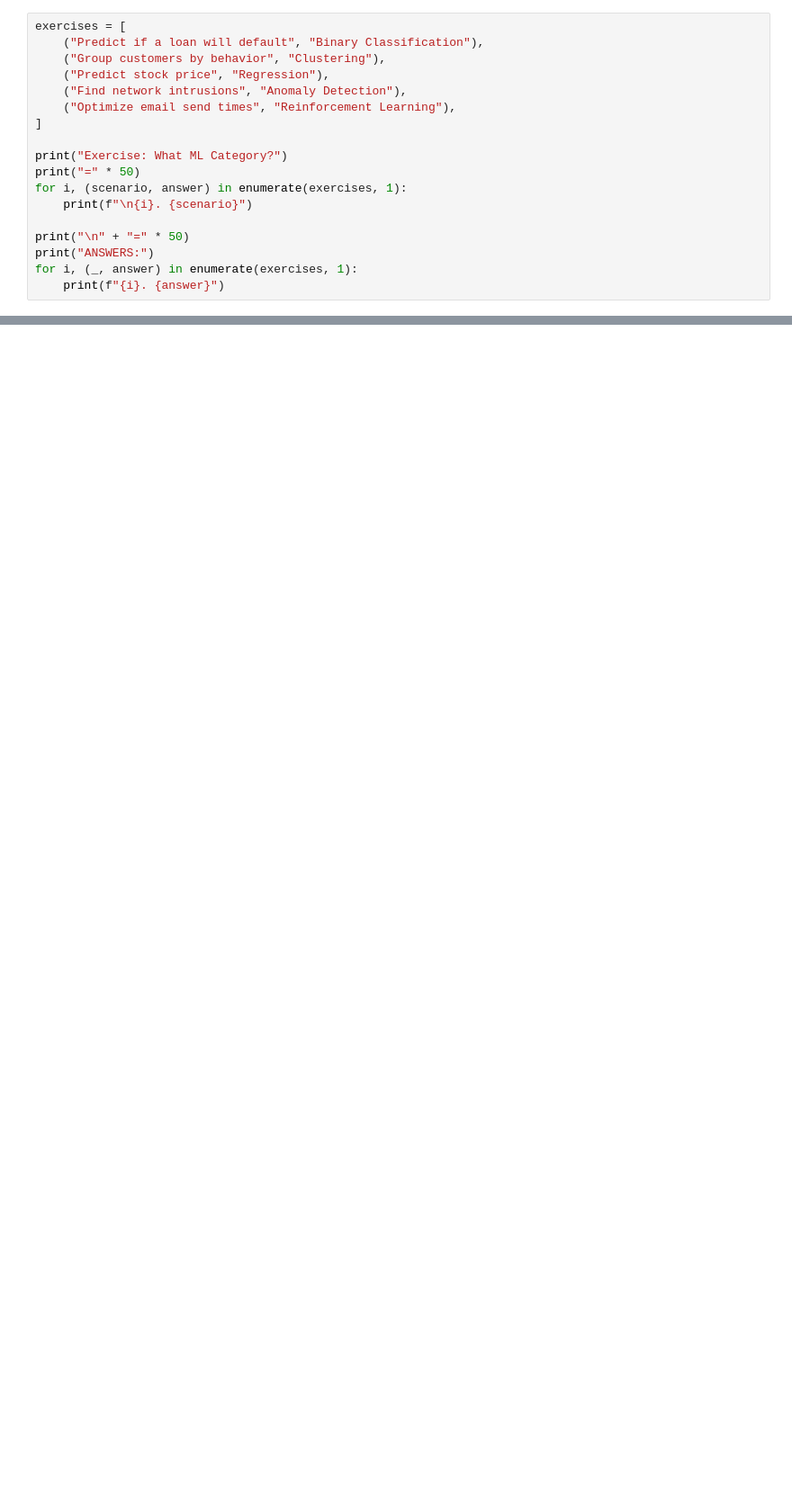
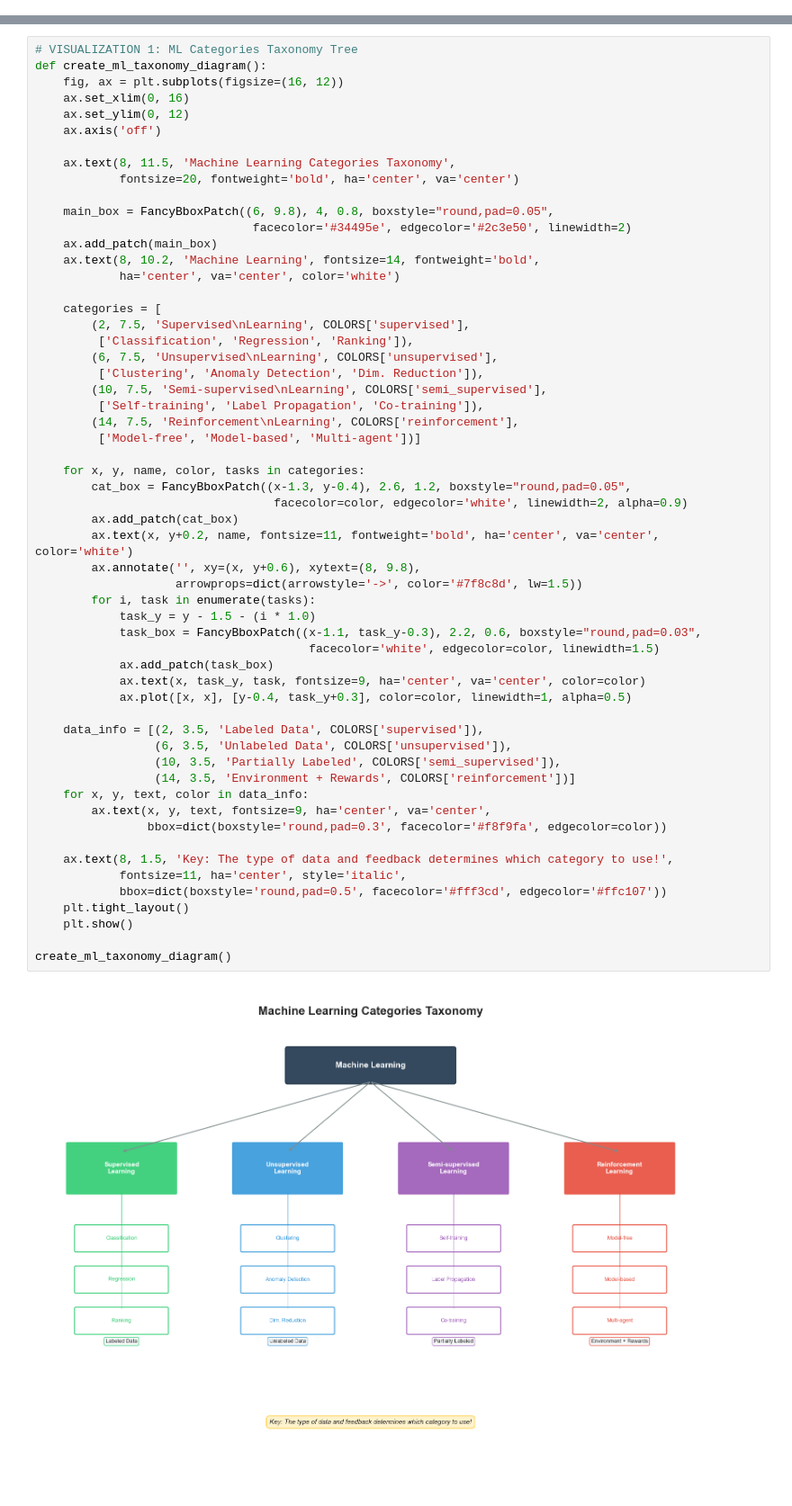
Before and after one commit to brucelee2077/ml-design, a Jupyter notebook: module1 - ML design foundamentals/03_ml_categories_task_selection.ipynb, the cells around one changed output, grey strips where cells are left out. Shown at 90% size. Saved outputs shown, nothing was run; the diff lists cells and outputs as text; blank space fills up the shorter version.

Commit message:
add visual search

```diff
--- a/module1 - ML design foundamentals/03_ml_categories_task_selection.ipynb
+++ b/module1 - ML design foundamentals/03_ml_categories_task_selection.ipynb
@@ -322,18 +0,0 @@ display(comparison)
-# %%
-exercises = [
-    ("Predict if a loan will default", "Binary Classification"),
-    ("Group customers by behavior", "Clustering"),
-    ("Predict stock price", "Regression"),
-    ("Find network intrusions", "Anomaly Detection"),
-    ("Optimize email send times", "Reinforcement Learning"),
-]
-
-print("Exercise: What ML Category?")
-print("=" * 50)
-for i, (scenario, answer) in enumerate(exercises, 1):
-    print(f"\n{i}. {scenario}")
-
-print("\n" + "=" * 50)
-print("ANSWERS:")
-for i, (_, answer) in enumerate(exercises, 1):
-    print(f"{i}. {answer}")
@@ -394,0 +95,59 @@ print("Answers: 1-A, 2-C, 3-D")
+# %%
+# VISUALIZATION 1: ML Categories Taxonomy Tree
+def create_ml_taxonomy_diagram():
+    fig, ax = plt.subplots(figsize=(16, 12))
+    ax.set_xlim(0, 16)
+    ax.set_ylim(0, 12)
+    ax.axis('off')
+
+    ax.text(8, 11.5, 'Machine Learning Categories Taxonomy',
+            fontsize=20, fontweight='bold', ha='center', va='center')
+
+    main_box = FancyBboxPatch((6, 9.8), 4, 0.8, boxstyle="round,pad=0.05",
+                               facecolor='#34495e', edgecolor='#2c3e50', linewidth=2)
+    ax.add_patch(main_box)
+    ax.text(8, 10.2, 'Machine Learning', fontsize=14, fontweight='bold',
+            ha='center', va='center', color='white')
+
+    categories = [
+        (2, 7.5, 'Supervised\nLearning', COLORS['supervised'],
+         ['Classification', 'Regression', 'Ranking']),
+        (6, 7.5, 'Unsupervised\nLearning', COLORS['unsupervised'],
+         ['Clustering', 'Anomaly Detection', 'Dim. Reduction']),
+        (10, 7.5, 'Semi-supervised\nLearning', COLORS['semi_supervised'],
+         ['Self-training', 'Label Propagation', 'Co-training']),
+        (14, 7.5, 'Reinforcement\nLearning', COLORS['reinforcement'],
+         ['Model-free', 'Model-based', 'Multi-agent'])]
+
+    for x, y, name, color, tasks in categories:
+        cat_box = FancyBboxPatch((x-1.3, y-0.4), 2.6, 1.2, boxstyle="round,pad=0.05",
+                                  facecolor=color, edgecolor='white', linewidth=2, alpha=0.9)
+        ax.add_patch(cat_box)
+        ax.text(x, y+0.2, name, fontsize=11, fontweight='bold', ha='center', va='center', color='white')
+        ax.annotate('', xy=(x, y+0.6), xytext=(8, 9.8),
+                    arrowprops=dict(arrowstyle='->', color='#7f8c8d', lw=1.5))
+        for i, task in enumerate(tasks):
+            task_y = y - 1.5 - (i * 1.0)
+            task_box = FancyBboxPatch((x-1.1, task_y-0.3), 2.2, 0.6, boxstyle="round,pad=0.03",
+                                       facecolor='white', edgecolor=color, linewidth=1.5)
+            ax.add_patch(task_box)
+            ax.text(x, task_y, task, fontsize=9, ha='center', va='center', color=color)
+            ax.plot([x, x], [y-0.4, task_y+0.3], color=color, linewidth=1, alpha=0.5)
+
+    data_info = [(2, 3.5, 'Labeled Data', COLORS['supervised']),
+                 (6, 3.5, 'Unlabeled Data', COLORS['unsupervised']),
+                 (10, 3.5, 'Partially Labeled', COLORS['semi_supervised']),
+                 (14, 3.5, 'Environment + Rewards', COLORS['reinforcement'])]
+    for x, y, text, color in data_info:
+        ax.text(x, y, text, fontsize=9, ha='center', va='center',
+                bbox=dict(boxstyle='round,pad=0.3', facecolor='#f8f9fa', edgecolor=color))
+
+    ax.text(8, 1.5, 'Key: The type of data and feedback determines which category to use!',
+            fontsize=11, ha='center', style='italic',
+            bbox=dict(boxstyle='round,pad=0.5', facecolor='#fff3cd', edgecolor='#ffc107'))
+    plt.tight_layout()
+    plt.show()
+
+create_ml_taxonomy_diagram()
+# %% [output]
+[figure, added]
```
Also changed, not shown: parts of 64 cells of this notebook, 21 other files.
